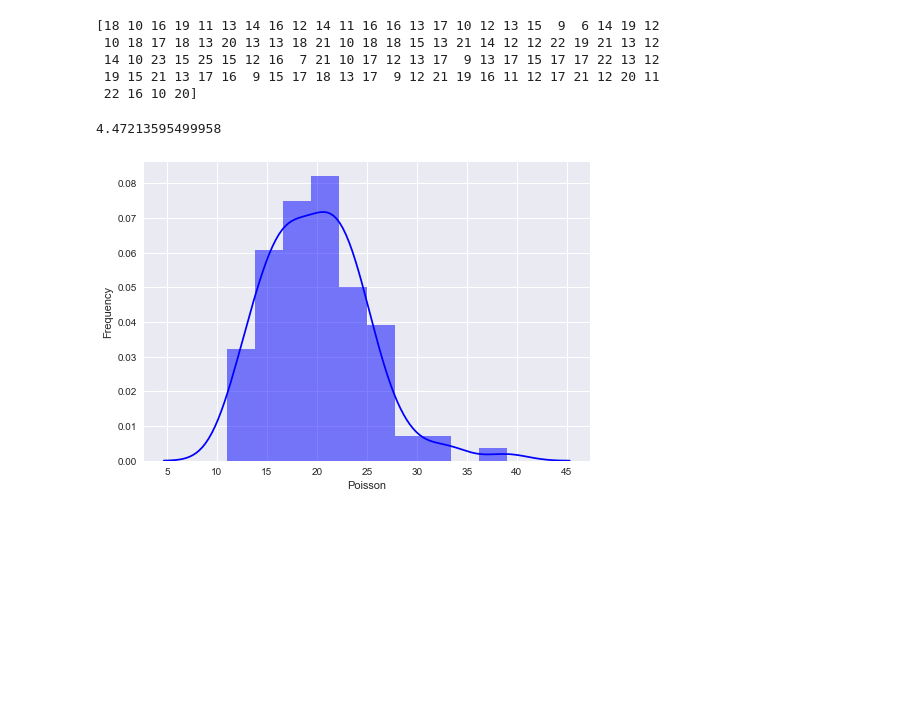
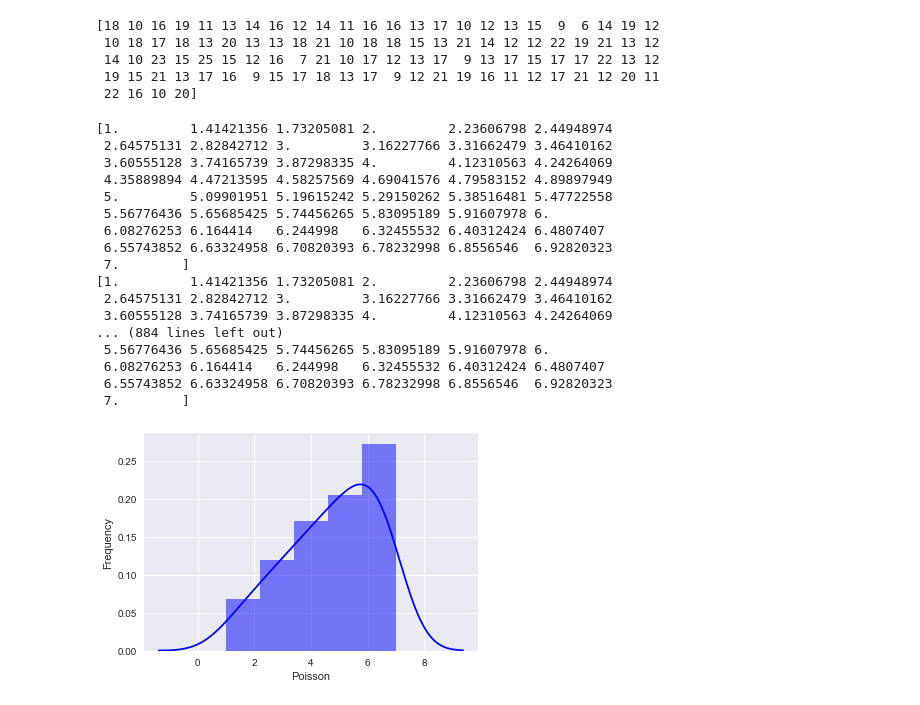
Before and after one commit to BigTerk/DSC541Lonovo, a Jupyter notebook: Lenovo.ipynb, the cells around one changed output. Saved outputs shown, nothing was run; the diff lists cells and outputs as text; code cells hidden in the pictures; blank space fills up the shorter version.

Commit message:
updated notebook
Added Poisson Dis to the order size ... in multiple ways!

```diff
--- a/Lenovo.ipynb
+++ b/Lenovo.ipynb
@@ -142,19 +143,41 @@ print(order_size)
 #fake = poisson.pmf(k=20, mu=.6)
 #fake = poisson.std(mu=20, loc=0)
 #fake = poisson.pmf(k=20, mu=.6)
-#fake = poisson.rvs(mu=20, size=100, random_state=1001)
+#fake = poisson.rvs(mu=15, size=100, loc=20, random_state=1001)
 #fake
+
+x=np.arange(1,50)
+
+for _ in range (100):
+    fake =  poisson.std(mu=x, loc=0)
+    print(fake)
 # %% [output]
-4.47213595499958
+[1.         1.41421356 1.73205081 2.         2.23606798 2.44948974
+ 2.64575131 2.82842712 3.         3.16227766 3.31662479 3.46410162
+ 3.60555128 3.74165739 3.87298335 4.         4.12310563 4.24264069
+ 4.35889894 4.47213595 4.58257569 4.69041576 4.79583152 4.89897949
+ 5.         5.09901951 5.19615242 5.29150262 5.38516481 5.47722558
+ 5.56776436 5.65685425 5.74456265 5.83095189 5.91607978 6.
+ 6.08276253 6.164414   6.244998   6.32455532 6.40312424 6.4807407
+ 6.55743852 6.63324958 6.70820393 6.78232998 6.8556546  6.92820323
+ 7.        ]
+[1.         1.41421356 1.73205081 2.         2.23606798 2.44948974
+ 2.64575131 2.82842712 3.         3.16227766 3.31662479 3.46410162
+ 3.60555128 3.74165739 3.87298335 4.         4.12310563 4.24264069
+... (884 lines left out)
+ 5.56776436 5.65685425 5.74456265 5.83095189 5.91607978 6.
+ 6.08276253 6.164414   6.244998   6.32455532 6.40312424 6.4807407
+ 6.55743852 6.63324958 6.70820393 6.78232998 6.8556546  6.92820323
+ 7.        ]
 # %%
-from scipy.stats import poisson
-fake = poisson.rvs(mu=20, size=100, random_state=1001)
+
+#fake = poisson.rvs(mu=2, size=100, random_state=1001)
 
 ax = sns.distplot(fake,
                   kde=True,
                   color='blue',
-                  hist_kws={"linewidth":1,'alpha':.5}
+                  hist_kws={"linewidth":25,'alpha':.5}
                  );
 ax.set(xlabel='Poisson', ylabel='Frequency');
 # %% [output]
-[figure, old version]
+[figure, new version]
```
Also changed, not shown: parts of 19 cells of this notebook.
